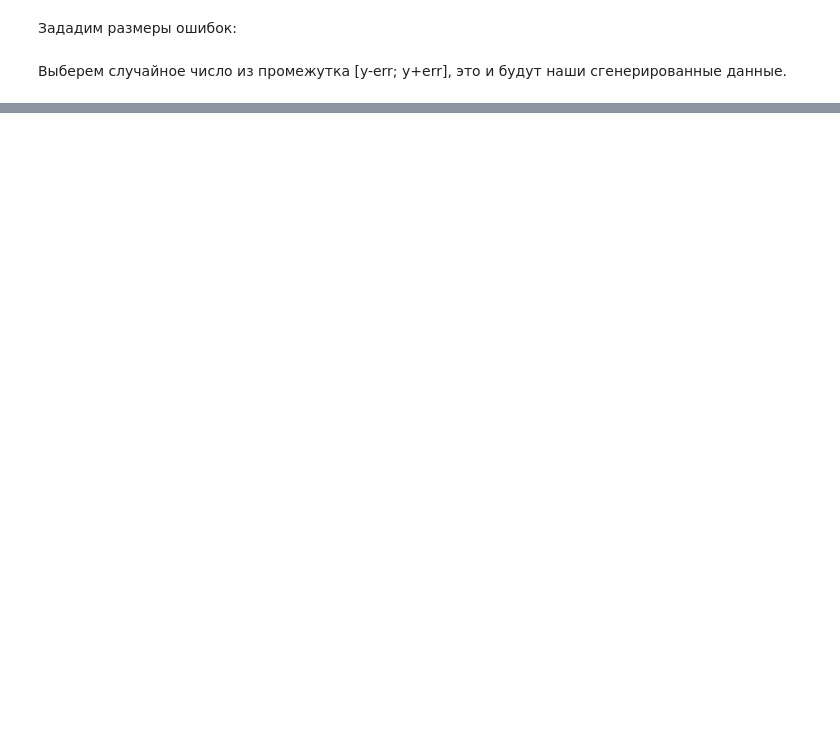
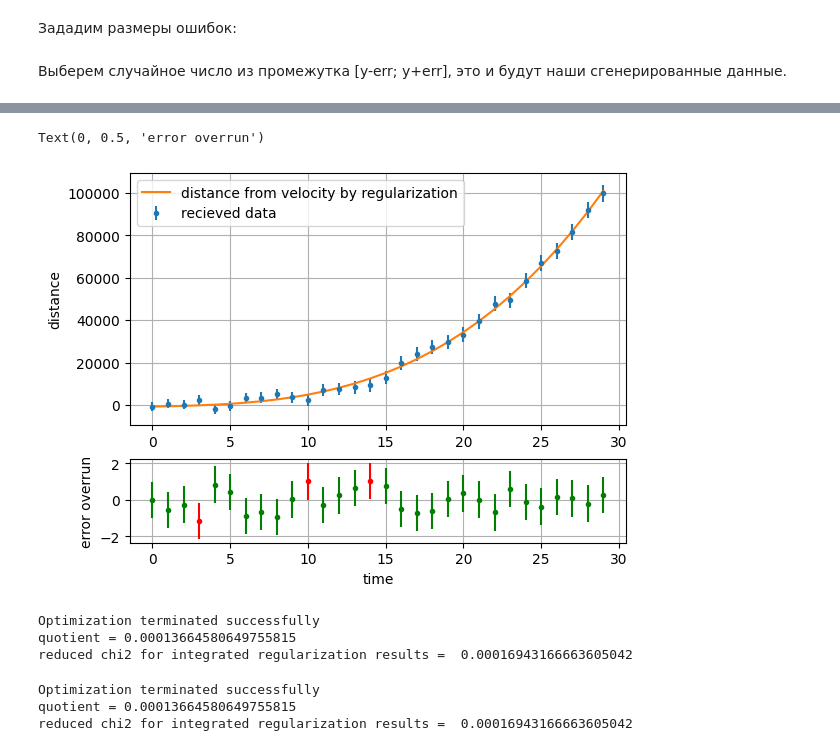
Before and after one commit to arina-radivon/regularization_method, a Jupyter notebook: example_func.ipynb, the cells around one changed output, grey strips where cells are left out. Cells and saved outputs as stored; diff of their text form; code cells hidden in the pictures; blank space fills up the shorter version.

```diff
--- a/example_func.ipynb
+++ b/example_func.ipynb
@@ -69,0 +77,31 @@ Text(0.5, 0, 'time')
+# %%
+fig, ax = plt.subplots(2,1,gridspec_kw={'height_ratios': [3, 1]})
+ax[0].errorbar(t_height, height,err_height,fmt='.', label = 'recieved data')
+ax[0].plot(t_height, height_back, label = 'distance from velocity by regularization')
+ax[0].legend()
+ax[0].grid()
+ax[0].set_ylabel('distance')
+
+sigma = (height_back-height)/err_height
+ax[1].errorbar(t_height[np.abs(sigma)<1], sigma[np.abs(sigma)<1],1,fmt='.',c='green')
+ax[1].errorbar(t_height[np.abs(sigma)>=1], sigma[np.abs(sigma)>=1],1,fmt='.',c='red')
+
+# ax[1].errorbar(t_height, (height_back-height)/err_height,1,fmt='.')
+ax[1].grid()
+ax[1].set_xlabel('time')
+ax[1].set_ylabel('error overrun')
+# %% [output]
+Text(0, 0.5, 'error overrun')
+[figure, added]
+# %%
+t_acc, acc, vel_back = reg.regularization(vel, t_vel, err_vel, alpha=1e8, ord=2, print_parameters=True, mk=False)
+# %% [output]
+Optimization terminated successfully
+quotient = 0.00013664580649755815
+reduced chi2 for integrated regularization results =  0.00016943166663605042
+# %%
+t_acc, acc_mk, err_acc = reg.regularization(vel, t_vel, err_vel, alpha=1e8, ord=2, print_parameters=True, mk=True)
+# %% [output]
+Optimization terminated successfully
+quotient = 0.00013664580649755815
+reduced chi2 for integrated regularization results =  0.00016943166663605042
```
Also changed, not shown: parts of 9 cells of this notebook.
